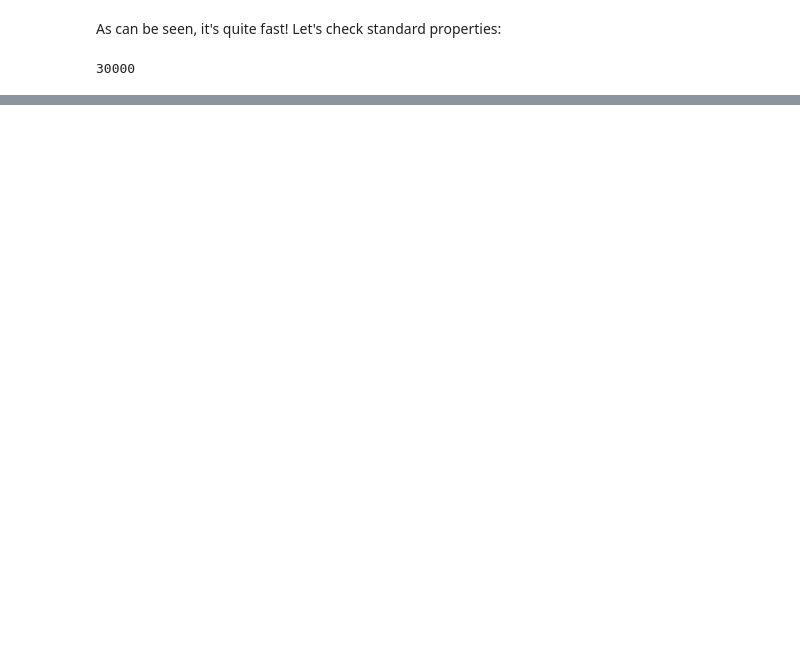
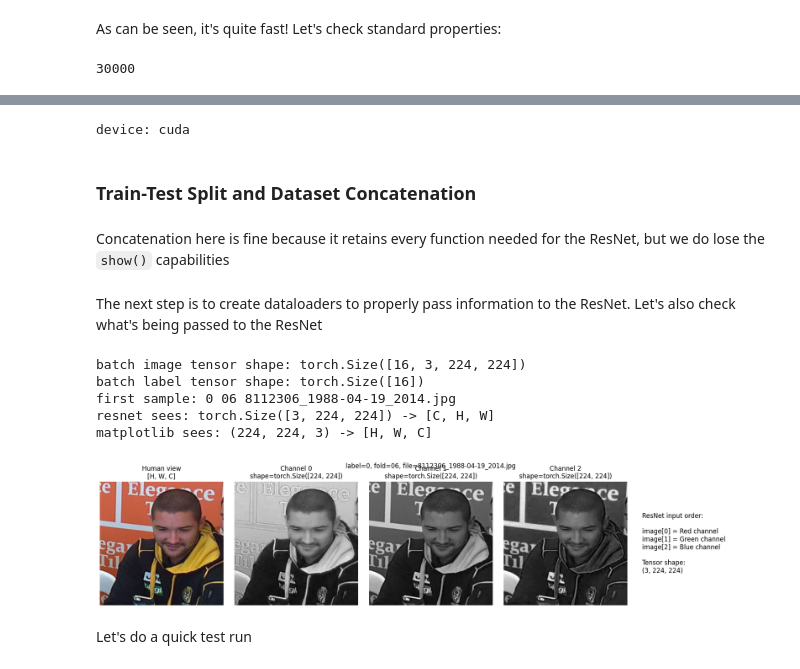
Before and after one commit to rafael-andre1/DeepFake-Image-Generation-And-Detection, a Jupyter notebook: datasetTutorial.ipynb, the cells around one changed output, grey strips where cells are left out. Drawn from its saved outputs; the diff is of its cells as text; code cells hidden in the pictures; blank space fills up the shorter version.

```diff
--- a/datasetTutorial.ipynb
+++ b/datasetTutorial.ipynb
@@ -87,0 +135,40 @@ AttributeError: 'ConcatDataset' object has no attribute 'show'
+# %%
+device = torch.device("cuda" if torch.cuda.is_available() else "cpu")
+print("device:", device)
+# %% [output]
+device: cuda
+# %% [markdown]
+### Train-Test Split and Dataset Concatenation
+# %% [markdown]
+Concatenation here is fine because it retains every function needed for the ResNet, but we do lose the `show()` capabilities
+# %%
+ds_wiki_train = DeepFakeDataset(WIKI_DIR, 0, range_folds=[0,8])
+ds_inpainting_train = DeepFakeDataset(INPAINTING_DIR, 1, range_folds=[0,8])
+
+train_ds = ConcatDataset([ds_wiki_train, ds_inpainting_train])
+
+ds_wiki_test = DeepFakeDataset(WIKI_DIR, 0, range_folds=[8,10])
+ds_inpainting_test = DeepFakeDataset(INPAINTING_DIR, 1, range_folds=[8,10])
+
+test_ds = ConcatDataset([ds_wiki_test, ds_inpainting_test])
+
+
+ds_wiki_val = DeepFakeDataset(WIKI_DIR, 0, range_folds=[10,11])
+ds_inpainting_val = DeepFakeDataset(INPAINTING_DIR, 1, range_folds=[10,11])
+
+val_ds = ConcatDataset([ds_wiki_val, ds_inpainting_val])
+# %% [markdown]
+The next step is to create dataloaders to properly pass information to the ResNet. Let's also check what's being passed to the ResNet
+# %%
+train_loader = DataLoader(train_ds, batch_size=16, shuffle=True, num_workers=0, pin_memory=torch.cuda.is_available())
+test_loader = DataLoader(test_ds, batch_size=16, shuffle=True, num_workers=0, pin_memory=torch.cuda.is_available())
+showResNetVision(loader)
+# %% [output]
+batch image tensor shape: torch.Size([16, 3, 224, 224])
+batch label tensor shape: torch.Size([16])
+first sample: 0 06 8112306_1988-04-19_2014.jpg
+resnet sees: torch.Size([3, 224, 224]) -> [C, H, W]
+matplotlib sees: (224, 224, 3) -> [H, W, C]
+[figure, added]
+# %% [markdown]
+Let's do a quick test run
```
Also changed, not shown: parts of 15 cells of this notebook, 1 other file.
